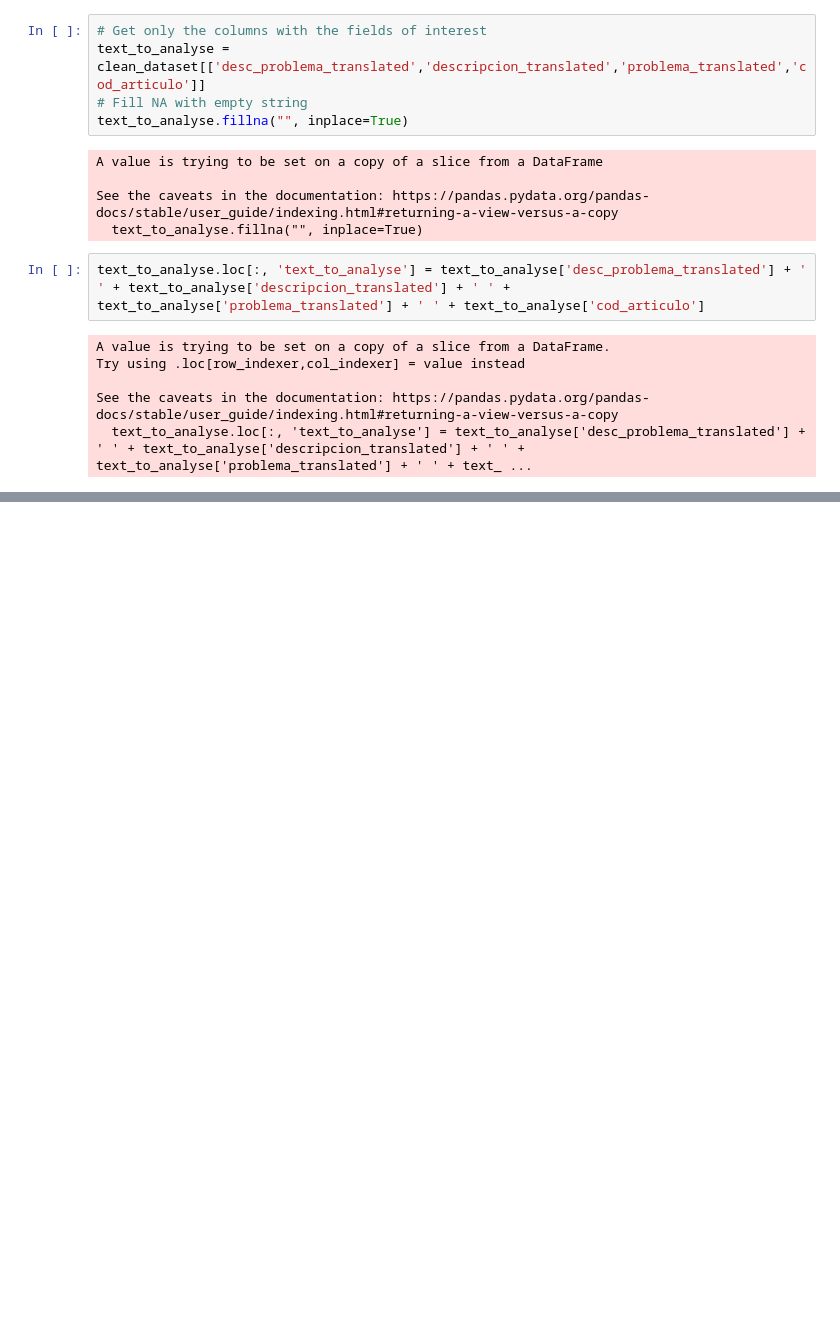
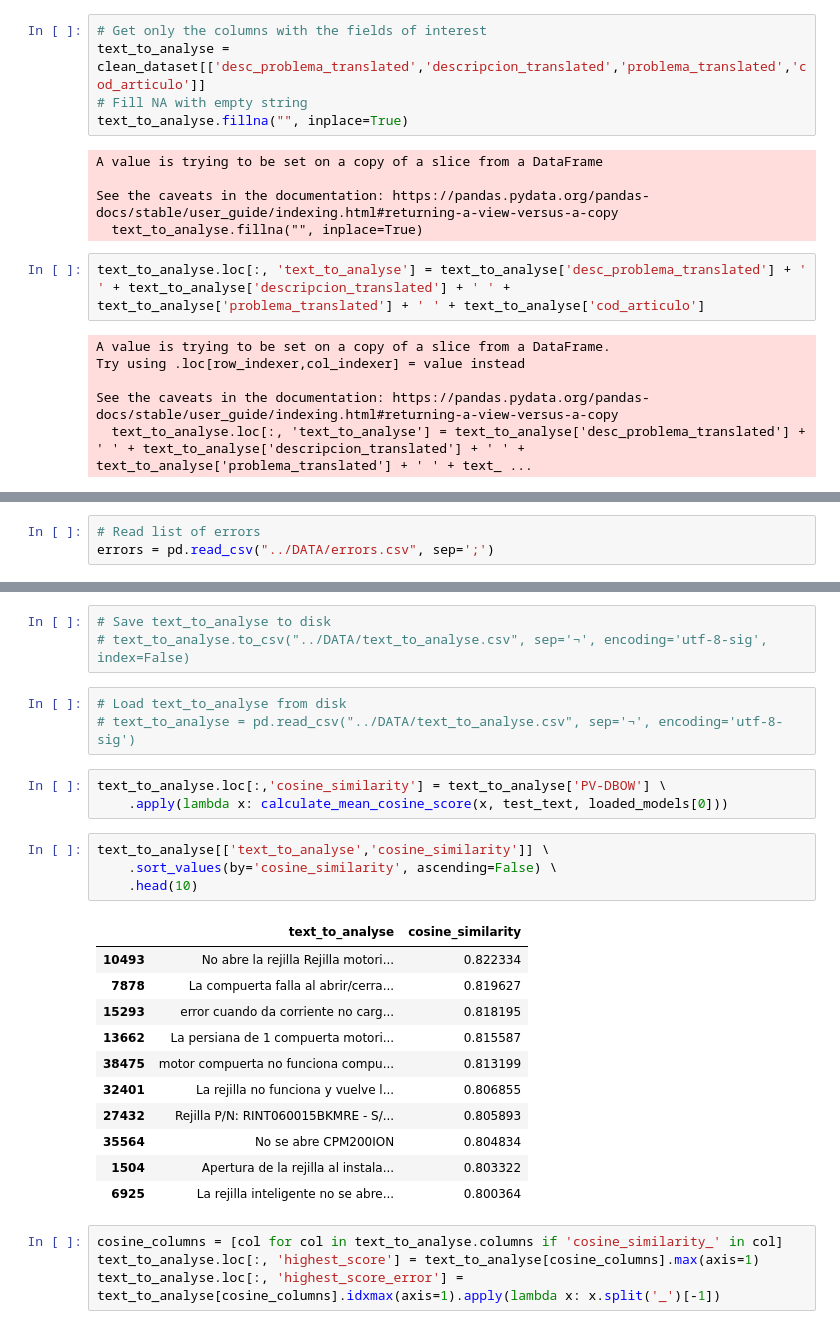
Before and after one commit to voliveira-airzonecontrol/myzone, a Jupyter notebook: EDA/MyZone-DefectClassification-Doc2Vec.ipynb, the cells around one changed output, grey strips where cells are left out. Cells and saved outputs as stored; diff of their text form; blank space fills up the shorter version.

Commit message:
Improved Doc2Vec model

```diff
--- a/EDA/MyZone-DefectClassification-Doc2Vec.ipynb
+++ b/EDA/MyZone-DefectClassification-Doc2Vec.ipynb
@@ -363,0 +414,3 @@ plt.show()
+# %%
+# Read list of errors
+errors = pd.read_csv("../DATA/errors.csv", sep=';')
@@ -364,3 +471,32 @@ plt.show()
+# %%
+# Save text_to_analyse to disk
+# text_to_analyse.to_csv("../DATA/text_to_analyse.csv", sep='¬', encoding='utf-8-sig', index=False)
+# %%
+# Load text_to_analyse from disk
+# text_to_analyse = pd.read_csv("../DATA/text_to_analyse.csv", sep='¬', encoding='utf-8-sig')
+# %%
+text_to_analyse.loc[:,'cosine_similarity'] = text_to_analyse['PV-DBOW'] \
+    .apply(lambda x: calculate_mean_cosine_score(x, test_text, loaded_models[0]))
+# %%
+text_to_analyse[['text_to_analyse','cosine_similarity']] \
+    .sort_values(by='cosine_similarity', ascending=False) \
+    .head(10)
+# %% [output]
+|  | text_to_analyse | cosine_similarity |
+| 10493 | No abre la rejilla Rejilla motori... | 0.822334 |
+| 7878 | La compuerta falla al abrir/cerra... | 0.819627 |
+| 15293 | error cuando da corriente no carg... | 0.818195 |
+| 13662 | La persiana de 1 compuerta motori... | 0.815587 |
+| 38475 | motor compuerta no funciona compu... | 0.813199 |
+| 32401 | La rejilla no funciona y vuelve l... | 0.806855 |
+| 27432 | Rejilla P/N: RINT060015BKMRE - S/... | 0.805893 |
+| 35564 | No se abre CPM200ION | 0.804834 |
+| 1504 | Apertura de la rejilla al instala... | 0.803322 |
+| 6925 | La rejilla inteligente no se abre... | 0.800364 |
+# %%
+cosine_columns = [col for col in text_to_analyse.columns if 'cosine_similarity_' in col]
+text_to_analyse.loc[:, 'highest_score'] = text_to_analyse[cosine_columns].max(axis=1)
+text_to_analyse.loc[:, 'highest_score_error'] = text_to_analyse[cosine_columns].idxmax(axis=1).apply(lambda x: x.split('_')[-1])
 # %%
 text_to_analyse.head(10)
 # %% [output]
```
Also changed, not shown: parts of 47 cells of this notebook, 9 other files.
